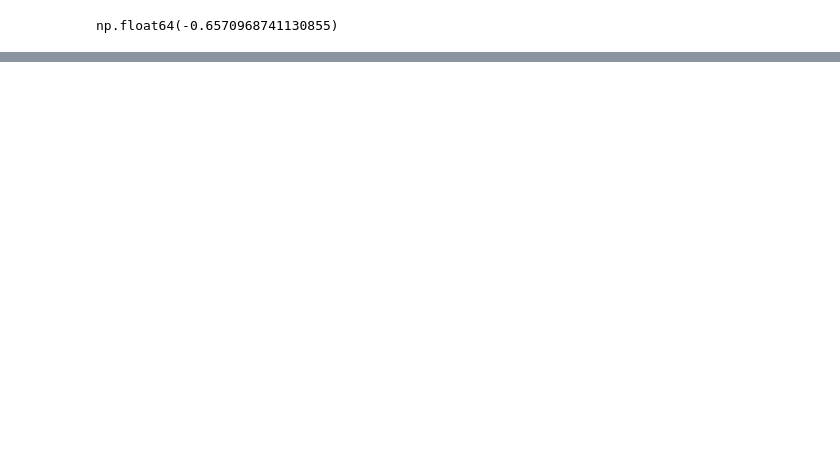
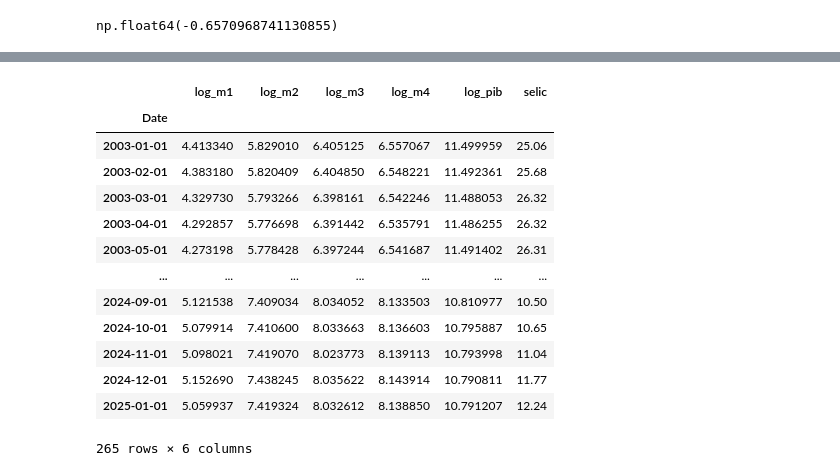
Before and after one commit to iagonmic/brazilian-monetary-aggregates-analysis, a Jupyter notebook: analysis.ipynb, the cells around one changed output, grey strips where cells are left out. Saved outputs shown, nothing was run; the diff lists cells and outputs as text; code cells hidden in the pictures; blank space fills up the shorter version.

```diff
--- a/analysis.ipynb
+++ b/analysis.ipynb
@@ -490,0 +587,17 @@ def testar_modelo_white(X, y, nome_modelo):
+# %%
+df[['log_m1', 'log_m2', 'log_m3', 'log_m4', 'log_pib', 'selic']]
+# %% [output]
+|  | log_m1 | log_m2 | log_m3 | log_m4 | log_pib | selic |
+| Date |  |  |  |  |  |  |
+| 2003-01-01 | 4.413340 | 5.829010 | 6.405125 | 6.557067 | 11.499959 | 25.06 |
+| 2003-02-01 | 4.383180 | 5.820409 | 6.404850 | 6.548221 | 11.492361 | 25.68 |
+| 2003-03-01 | 4.329730 | 5.793266 | 6.398161 | 6.542246 | 11.488053 | 26.32 |
+| 2003-04-01 | 4.292857 | 5.776698 | 6.391442 | 6.535791 | 11.486255 | 26.32 |
+| 2003-05-01 | 4.273198 | 5.778428 | 6.397244 | 6.541687 | 11.491402 | 26.31 |
+| ... | ... | ... | ... | ... | ... | ... |
+| 2024-09-01 | 5.121538 | 7.409034 | 8.034052 | 8.133503 | 10.810977 | 10.50 |
+| 2024-10-01 | 5.079914 | 7.410600 | 8.033663 | 8.136603 | 10.795887 | 10.65 |
+| 2024-11-01 | 5.098021 | 7.419070 | 8.023773 | 8.139113 | 10.793998 | 11.04 |
+| 2024-12-01 | 5.152690 | 7.438245 | 8.035622 | 8.143914 | 10.790811 | 11.77 |
+| 2025-01-01 | 5.059937 | 7.419324 | 8.032612 | 8.138850 | 10.791207 | 12.24 |
+265 rows × 6 columns
```
Also changed, not shown: parts of 14 cells of this notebook, 4 other files.
